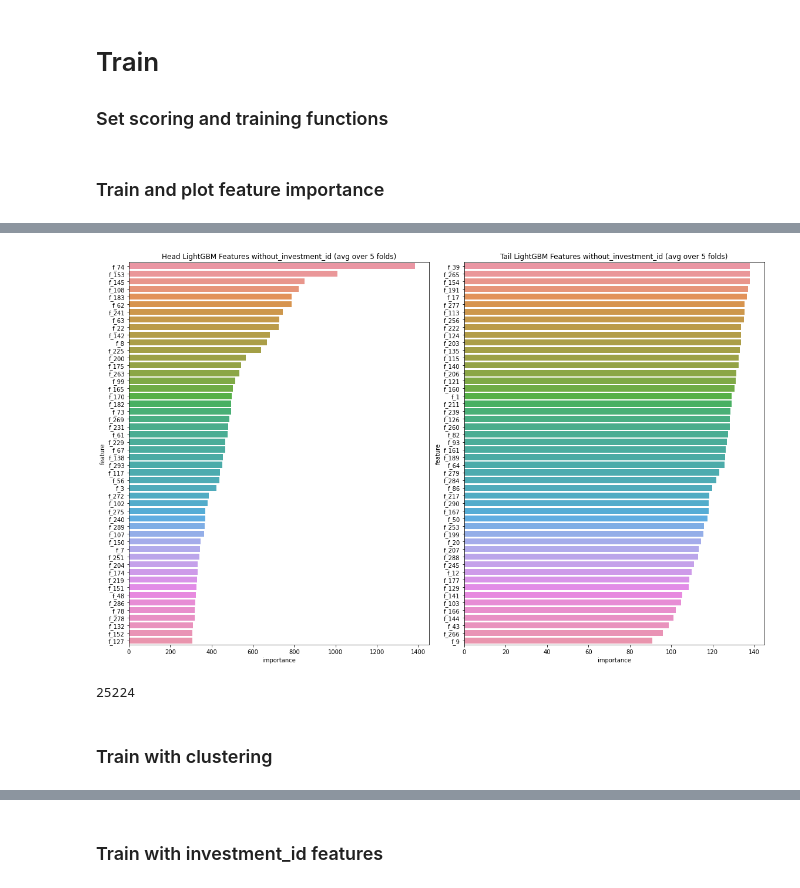
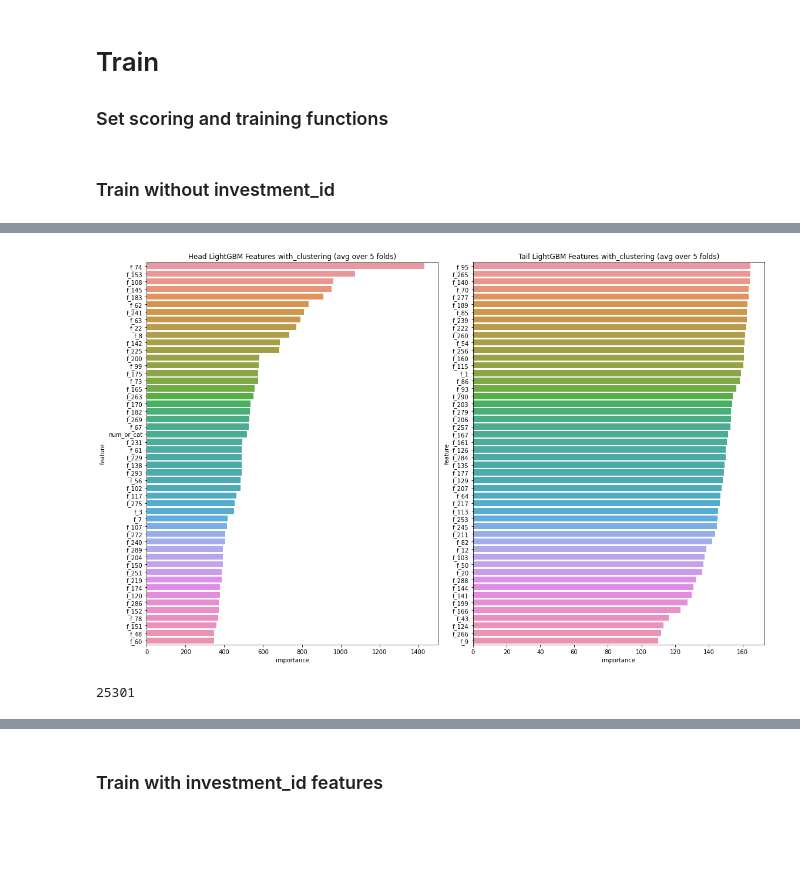
Before and after one commit to beatwad/ubiquant, a Jupyter notebook: part_2_LGBM_train.ipynb, the cells around one changed output, grey strips where cells are left out. Saved outputs shown, nothing was run; the diff lists cells and outputs as text; code cells hidden in the pictures; blank space fills up the shorter version.

Commit message:
Add prediction clipping and num_or_cat feature.

```diff
--- a/part_2_LGBM_train.ipynb
+++ b/part_2_LGBM_train.ipynb
@@ -338,0 +323,2 @@ plt.plot(train_date_group.index, train_date_group['unique_count_ratio'] , label=
+# %%
+num_or_cat = get_unique_total_values_ratio(train, 'f_7', plot=True, return_result=True)
@@ -409,7 +395,7 @@ train = train.merge(inv_id_to_a_share[['investment_id', 'sector']], how='left',
 # %% [markdown]
 ### Reduce memory usage.
 # %%
-train = reduce_mem_usage(train.drop(columns="time_span")) # really need to delete time span?
+train = reduce_mem_usage(train)
 train[["investment_id", "time_id"]] = train[["investment_id", "time_id"]].astype(np.uint16)
 train=train.drop(columns=["row_id"]+to_drop)
 
@@ -884,6 +868,7 @@ def run(info):
 
     y = train['target']
     train['preds'] = -1000
+    train['preds_no_clip'] = -1000
     scores = defaultdict(list)
     features_importance= []
 
@@ -900,6 +885,8 @@ def run(info):
         )
         joblib.dump(model, f'lgbm_seed{args.seed}_{fold}_{info}.pkl')
         preds = model.predict(train.loc[val_ind, features])
+        train.loc[val_ind, "preds_no_clip"] = preds
+        preds = preds.clip(lower_bound, upper_bound) # !!!
         train.loc[val_ind, "preds"] = preds
         scores["rmse"].append(rmse(y.loc[val_ind], preds))
         scores["pearsonr"].append(pearsonr(y.loc[val_ind], preds)[0])
@@ -928,12 +915,9 @@ def run(info):
             print(f"train length: {len(trn_ind)}, valid length: {len(val_ind)}")
             run_single_fold(fold, trn_ind, val_ind)
     elif args.cv_method=="group_time":
-        # https://www.kaggle.com/joelqv/grouptimeseriescv-catboost-gpu
-        # kfold = GroupTimeSeriesSplit(n_splits=args.folds)
-        # for fold, (trn_ind, val_ind) in enumerate(kfold.split(train[features], y, train.time_id)):
-        # https://www.kaggle.com/c/ubiquant-market-prediction/discussion/304036
-        kfold = GroupTimeSeriesSplit(n_folds=args.folds, holdout_size=args.holdout_size, groups=train.time_id)
-        for fold, (trn_ind, val_ind) in enumerate(kfold.split(train)):
+        # initiate GroupKFold (all investment_id should be in the same fold, we want to predict new investment_id)
+        kfold = GroupKFold(args.folds)
+        for fold, (trn_ind, val_ind) in enumerate(kfold.split(train[features], groups = train['group'])):
             print(f"=====================fold: {fold}=====================")
             print(f"train length: {len(trn_ind)}, valid length: {len(val_ind)}")
             run_single_fold(fold, trn_ind, val_ind)
@@ -958,36 +942,40 @@ def run(info):
         print(f"lgbm {info} {args.folds} folds weighted mean rmse: {weighted_average(scores['rmse'])}, weighted mean pearsonr: {weighted_average(scores['pearsonr'])}")
     train.filter(regex=r"^(?!f_).*").to_csv(f"preds_{info}.csv", index=False)
     return pd.concat(features_importance, axis=0)
-# %% [markdown]
-### Train and plot feature importance
+# %% [markdown]
+### Train without investment_id
 # %%
-investment_ids = train.investment_id.unique()
-info = "without_investment_id"
-# run the model and get feature importance
-features_importance = run(info=info)
-df = train[["target", "preds", "time_id"]].query("preds!=-1000")
-score = df.groupby("time_id").apply(lambda x: pearsonr(x.target, x.preds)[0]).mean()
-print(f"lgbm {info} {args.cv_method} {args.folds} folds mean rmse: {rmse(df.target, df.preds):.4f}, mean pearsonr: {pearsonr(df.target, df.preds)[0]:.4f}, mean pearsonr by time_id: {score:.4f}")
+%time
 
-folds_mean_importance = (
-    features_importance.groupby("feature", as_index=False)
-    .importance.mean()
-    .sort_values(by="importance", ascending=False)
-)
-features_importance.to_csv(f"features_importance_{info}.csv", index=False)
-folds_mean_importance.to_csv(f"folds_mean_feature_importance_{info}.csv", index=False)
+if args.train and args.additional_features:
+    cat_features = ["num_or_cat"] # "sector"
+    features += cat_features
+    info = "with_clustering"
+    features_importance = run(info=info)
+    df = train[["target", "preds", "time_id"]].query("preds!=-1000")
+    score = df.groupby("time_id").apply(lambda x: pearsonr(x.target, x.preds)[0]).mean()
+    print(f"lgbm {info} {args.cv_method} {args.folds} folds mean rmse: {rmse(df.target, df.preds):.4f}, mean pearsonr: {pearsonr(df.target, df.preds)[0]:.4f}, mean pearsonr by time_id: {score:.4f}")
 
-plt.figure(figsize=(16, 10))
-plt.subplot(1,2,1)
-sns.barplot(x="importance", y="feature", data=folds_mean_importance.head(50))
-plt.title(f'Head LightGBM Features {info} (avg over {args.folds} folds)')
-plt.subplot(1,2,2)
-sns.barplot(x="importance", y="feature", data=folds_mean_importance.tail(50))
-plt.title(f'Tail LightGBM Features {info} (avg over {args.folds} folds)')
-plt.tight_layout()
-plt.show()
+    folds_mean_importance = (
+        features_importance.groupby("feature", as_index=False)
+        .importance.mean()
+        .sort_values(by="importance", ascending=False)
+    )
+    features_importance.to_csv(f"features_importance_{info}.csv", index=False)
+    folds_mean_importance.to_csv(f"folds_mean_feature_importance_{info}.csv", index=False)
 
-del df
-gc.collect()
+    plt.figure(figsize=(16, 10))
+    plt.subplot(1,2,1)
+    sns.barplot(x="importance", y="feature", data=folds_mean_importance.head(50))
+    plt.title(f'Head LightGBM Features {info} (avg over {args.folds} folds)')
+    plt.subplot(1,2,2)
+    sns.barplot(x="importance", y="feature", data=folds_mean_importance.tail(50))
+    plt.title(f'Tail LightGBM Features {info} (avg over {args.folds} folds)')
+    plt.tight_layout()
+    plt.show()
+#     del df
+
+# del train
+# gc.collect()
 # %% [output]
 =====================fold: 0=====================
@@ -1010,4 +998,2 @@ lgbm without_investment_id group 5 folds mean rmse: 0.9071, mean pearsonr: 0.164
-[figure, old version]
+[figure, new version]
-25224
+25301
-# %% [markdown]
-### Train with clustering
```
Also changed, not shown: parts of 24 cells of this notebook, 1 other file.
